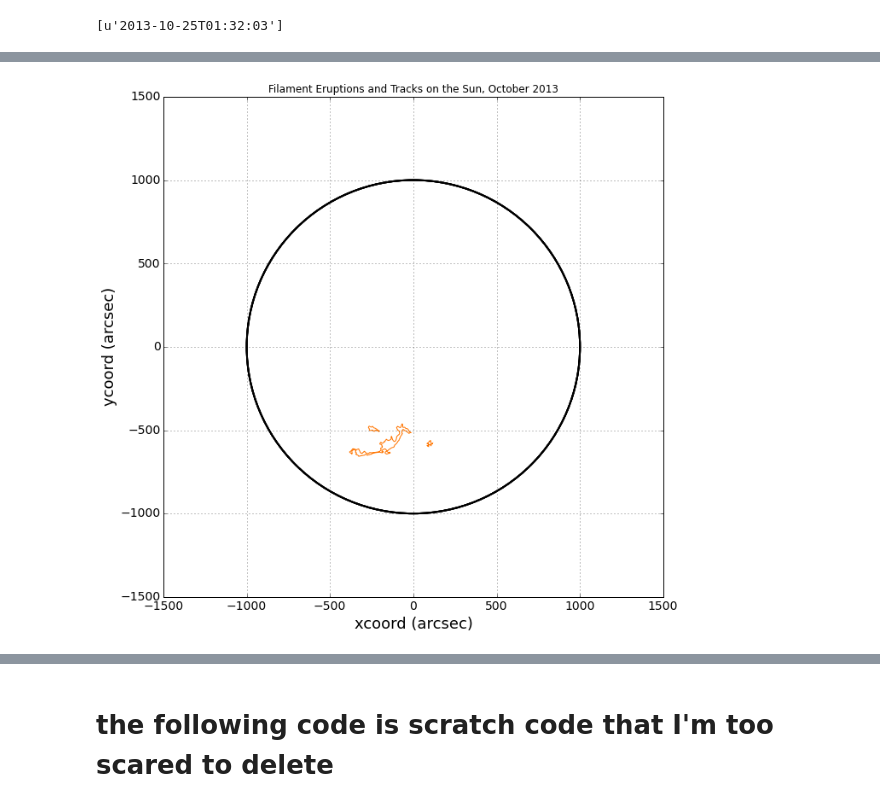
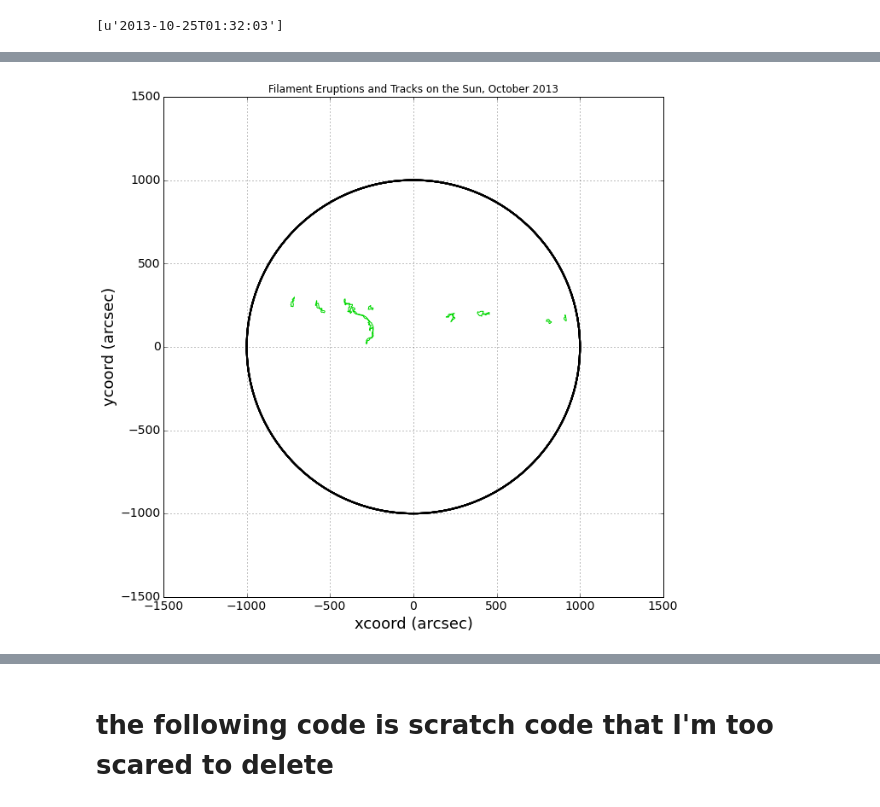
Before and after one commit to Nschanche/Filament_tracking, a Jupyter notebook: Fil_eruption_Oct_2013.ipynb, the cells around one changed output, grey strips where cells are left out. Drawn from its saved outputs; the diff is of its cells as text; code cells hidden in the pictures.

```diff
--- a/Fil_eruption_Oct_2013.ipynb
+++ b/Fil_eruption_Oct_2013.ipynb
@@ -607,7 +607,7 @@ print timeerup
 # %%
 #### to check tracks that aren't "good" for some reason
 noerup=[]
-check_track1=[227.0]
+check_track1=[152.0]
 check_poly1=[]
 for i in range(len(good_tracks)): #iterating through the whole list of tracks
     #if good_tracks['Track No.'][i] in intersected and good_tracks['Track No.'][i] in okay_filaments:   #if the track number is in the list created previously
@@ -624 +628 @@ for poly in check_poly1: #plotting those filaments that have eruptions contained
-[figure, old version]
+[figure, new version]
```
Also changed, not shown: parts of 15 cells of this notebook, 5 other files.
